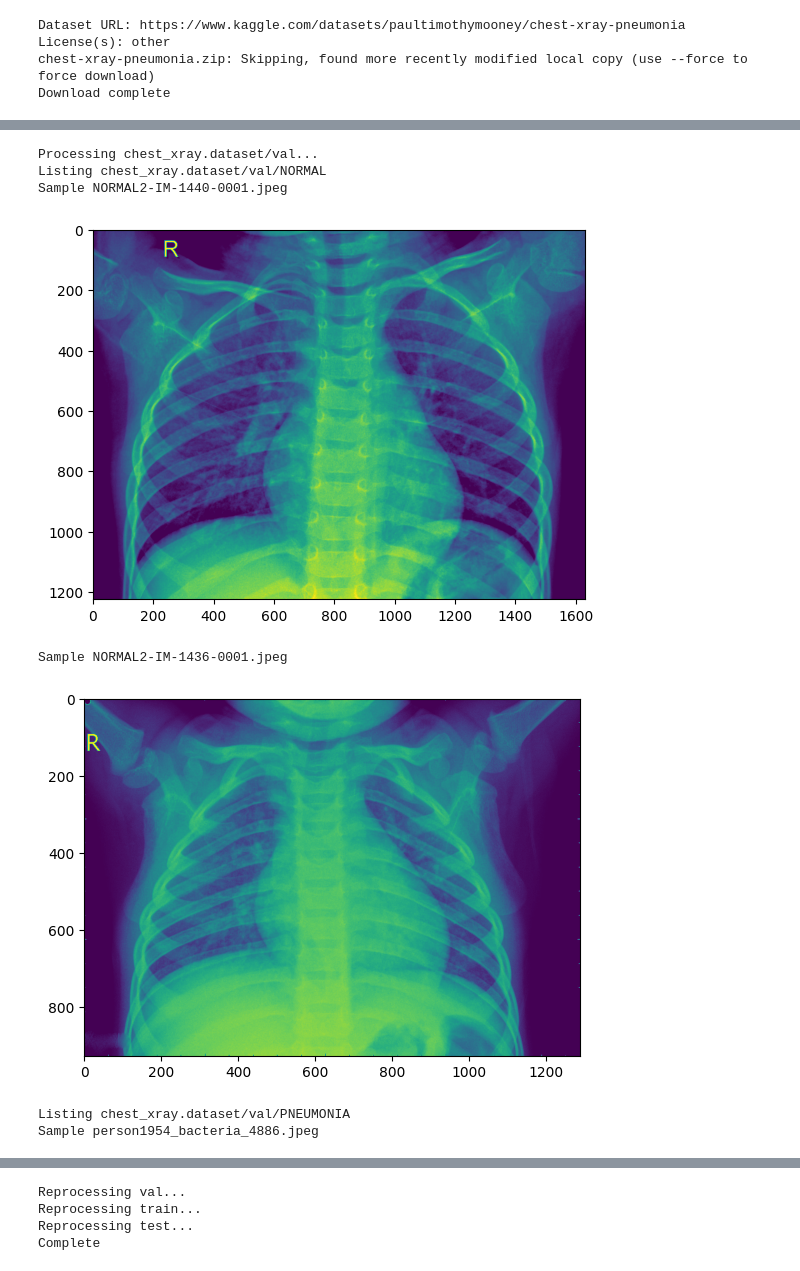
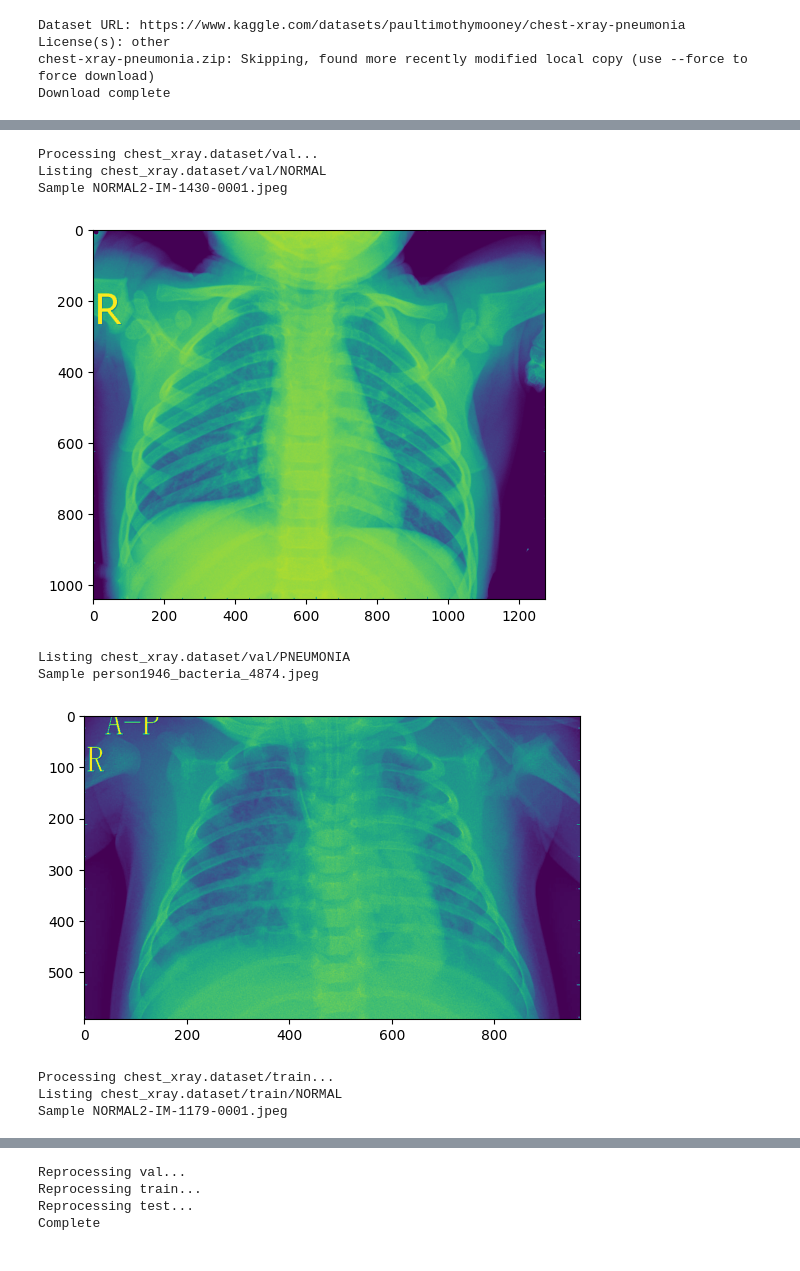
Before and after one commit to beekhof/ml, a Jupyter notebook: ImageClassify.ipynb, the cells around one changed output, grey strips where cells are left out. Saved outputs shown, nothing was run; the diff lists cells and outputs as text; code cells hidden in the pictures.

```diff
--- a/ImageClassify.ipynb
+++ b/ImageClassify.ipynb
@@ -72,21 +125,13 @@ Number of replicas: 1
 # %%
-def tuple_prefix(tpl, element):
-    lst = list(tpl)
-    lst.insert(0, element)
-    return tuple(lst)
-
-def tuple_append(tpl, element):
-    lst = list(tpl)
-    lst.append(element)
-    return tuple(lst)
-
 
 INPUT_SIZE = (228,228) # use the same pixel h * w target size for all images processed
 MODEL_INPUT_SHAPE = tuple_append(INPUT_SIZE, 3)
 MODEL_FEATURE_SHAPE = (7,7,512)
 MODEL_FEATURE_LEN = MODEL_FEATURE_SHAPE[0]*MODEL_FEATURE_SHAPE[1]*MODEL_FEATURE_SHAPE[2]
 
-vgg_base = tf.keras.applications.VGG19(
+models = {}
+
+models['vgg_base'] = tf.keras.applications.VGG19(
     include_top=False,
     weights='imagenet',
     input_tensor=None,
@@ -97,7 +142,7 @@ vgg_base = tf.keras.applications.VGG19(
 )
 
 print('VGG19 Loaded')
-print(vgg_base.summary())
+print(models['vgg_base'].summary())
 # %% [output]
 VGG19 Loaded
 Model: "vgg19"
@@ -171,22 +216,19 @@ Non-trainable params: 0 (0.00 Byte)
 _________________________________________________________________
 None
 # %%
-import os, matplotlib, numpy
+import os, matplotlib, numpy, math
 import matplotlib.image, matplotlib.pyplot
 
 # Specify dataset size
+VALIDATION_SPLIT=0.1
 DEFAULT_BATCH_SIZE = 50
-DEFAULT_EPOCHS = 10 # 30
+DEFAULT_EPOCHS = 30
+COLOR_MODE='rgb' # grayscale
 
 # Specify reference for directory paths
 dataset_root = "chest_xray.dataset"
 classifications = [ "NORMAL", "PNEUMONIA" ]
 folders = [ "val", "train", "test" ]
-
-def show_image(filename):
-    img = matplotlib.image.imread(filename)
-    matplotlib.pyplot.imshow(img)
-    matplotlib.pyplot.show()
 
 #def preprocess_data(examples):
 def dataset_size(directory, labels, showSample=False):
@@ -197,7 +239,7 @@ def dataset_size(directory, labels, showSample=False):
         contents = os.listdir(path)
         size += len(contents)
         if showSample:
-            for pic_file in  numpy.random.choice(contents, 2):
+            for pic_file in  numpy.random.choice(contents, 1):
                 print("Sample {}".format(pic_file))
                 show_image("{}/{}".format(path,pic_file))
     return size
@@ -208,46 +250,67 @@ def extract_features(directory, sample_amount, batch_size=0):
 
     features = numpy.zeros(shape=tuple_prefix(MODEL_FEATURE_SHAPE, sample_amount))
     labels = numpy.zeros(shape=(sample_amount))
-    datagen = tf.keras.preprocessing.image.ImageDataGenerator(rescale=1.0/255)
-    generator = datagen.flow_from_directory(
-        directory, target_size=INPUT_SIZE,
-        batch_size = batch_size,
-        class_mode='binary')
+    generator = create_generator(directory, INPUT_SIZE, batch_size)
 
     i = 0
     for inputs_batch, labels_batch in generator:
         #print("Inputs: {}".format(inputs_batch))
         #print("Labels: {}".format(labels_batch))
-        features_batch = vgg_base.predict(inputs_batch)
+        features_batch = models['vgg_base'].predict(inputs_batch, verbose=0)
         features[i * batch_size : (i + 1) * batch_size] = features_batch
         labels[i * batch_size : (i + 1) * batch_size] = labels_batch
         i = i + 1
         if i * batch_size >= sample_amount:
             break
     return features, labels
 
-# Apply extraction function to 3 datasets
 
 dataset = {}
 
+# Apply extraction function to 3 datasets
 for folder in folders:
     dataset[folder] = {}
     path = "{}/{}".format(dataset_root, folder)
     print("Processing {}...".format(path))
     num_samples = dataset_size(path, classifications, True)
     #num_samples = min(1000, num_samples)
-    features, labels = extract_features(path, num_samples)
+    dataset[folder]['size'] = num_samples
+
+
+def nice_epochs(samples, split):
+    calc = int(math.sqrt(samples * (1-split) / 10))
+    remainder = calc % 5
+    return min(30, calc - remainder)
+
+def nice_batch(samples, split, epochs):
+    return int(samples * (1-VALIDATION_SPLIT) / epochs / 10)
+
+#print(nice_batch(500100, 0.1, 30))
+#print(DEFAULT_BATCH_SIZE, DEFAULT_EPOCHS, dataset['train']['size'])
+if DEFAULT_BATCH_SIZE * DEFAULT_EPOCHS * 10 > dataset['train']['size'] * (1-VALIDATION_SPLIT):
+    print("Training set size is too small")
+    DEFAULT_EPOCHS = nice_epochs(dataset['train']['size'], VALIDATION_SPLIT)
+    DEFAULT_BATCH_SIZE = nice_batch(dataset['train']['size'], VALIDATION_SPLIT, DEFAULT_EPOCHS)
+    print('Train size: {}, New epoch size: {}, New batch size: {}'.format(dataset['train']['size'], DEFAULT_EPOCHS, DEFAULT_BATCH_SIZE))
+    print()
+    #raise Exception("stop")
+
+for folder in folders:
+    path = "{}/{}".format(dataset_root, folder)
+    print("Processing {} files in {}...".format(dataset[folder]['size'], path))
+    features, labels = extract_features(path, dataset[folder]['size'])
     dataset[folder]['features'] = features
     dataset[folder]['labels'] = labels
-    dataset[folder]['size'] = num_samples
 
 print("Complete")
 # %% [output]
 Processing chest_xray.dataset/val...
 Listing chest_xray.dataset/val/NORMAL
-Sample NORMAL2-IM-1440-0001.jpeg
+Sample NORMAL2-IM-1430-0001.jpeg
-[figure, old version]
+[figure, new version]
-Sample NORMAL2-IM-1436-0001.jpeg
+Listing chest_xray.dataset/val/PNEUMONIA
+Sample person1946_bacteria_4874.jpeg
-[figure, old version]
+[figure, new version]
-Listing chest_xray.dataset/val/PNEUMONIA
-Sample person1954_bacteria_4886.jpeg
+Processing chest_xray.dataset/train...
+Listing chest_xray.dataset/train/NORMAL
+Sample NORMAL2-IM-1179-0001.jpeg
```
Also changed, not shown: parts of 18 cells of this notebook.
